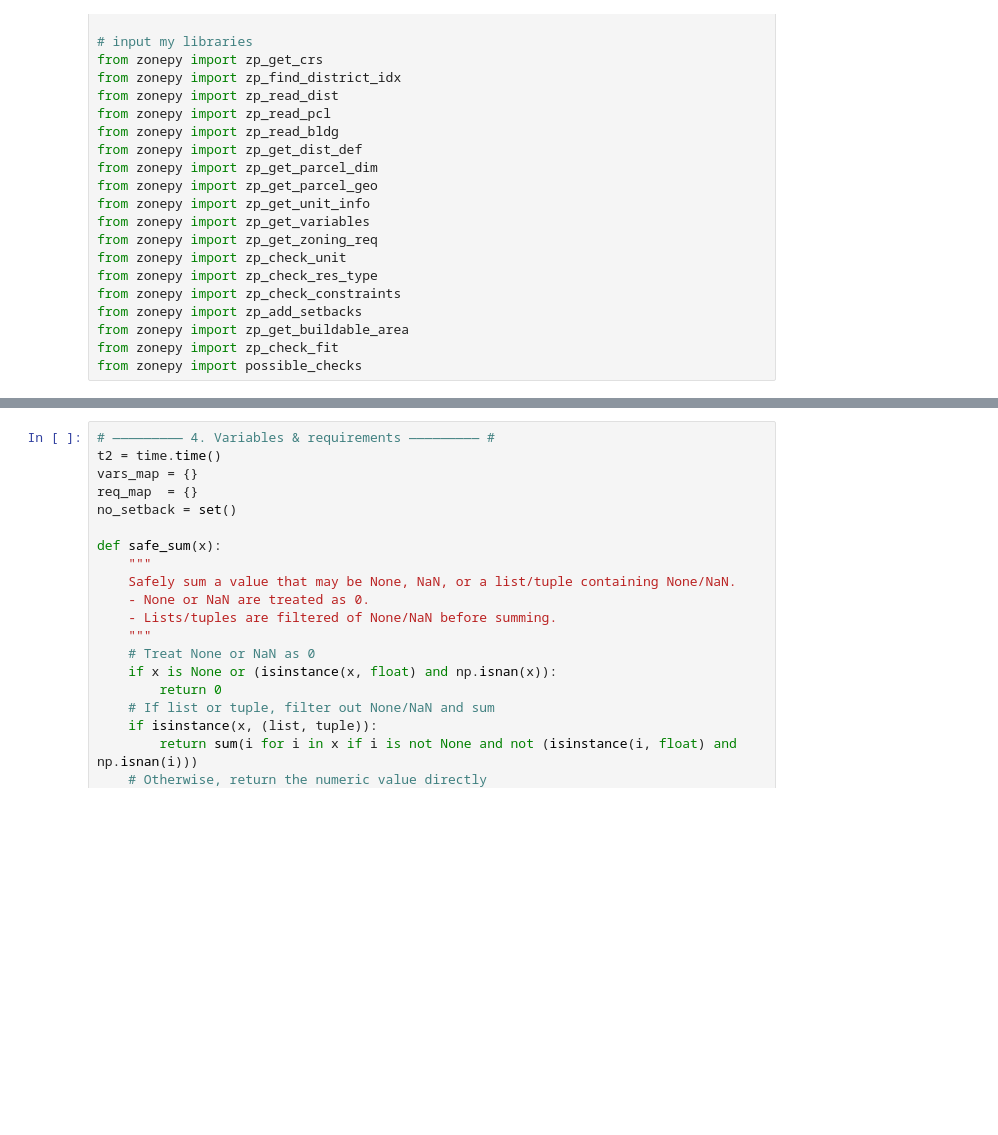
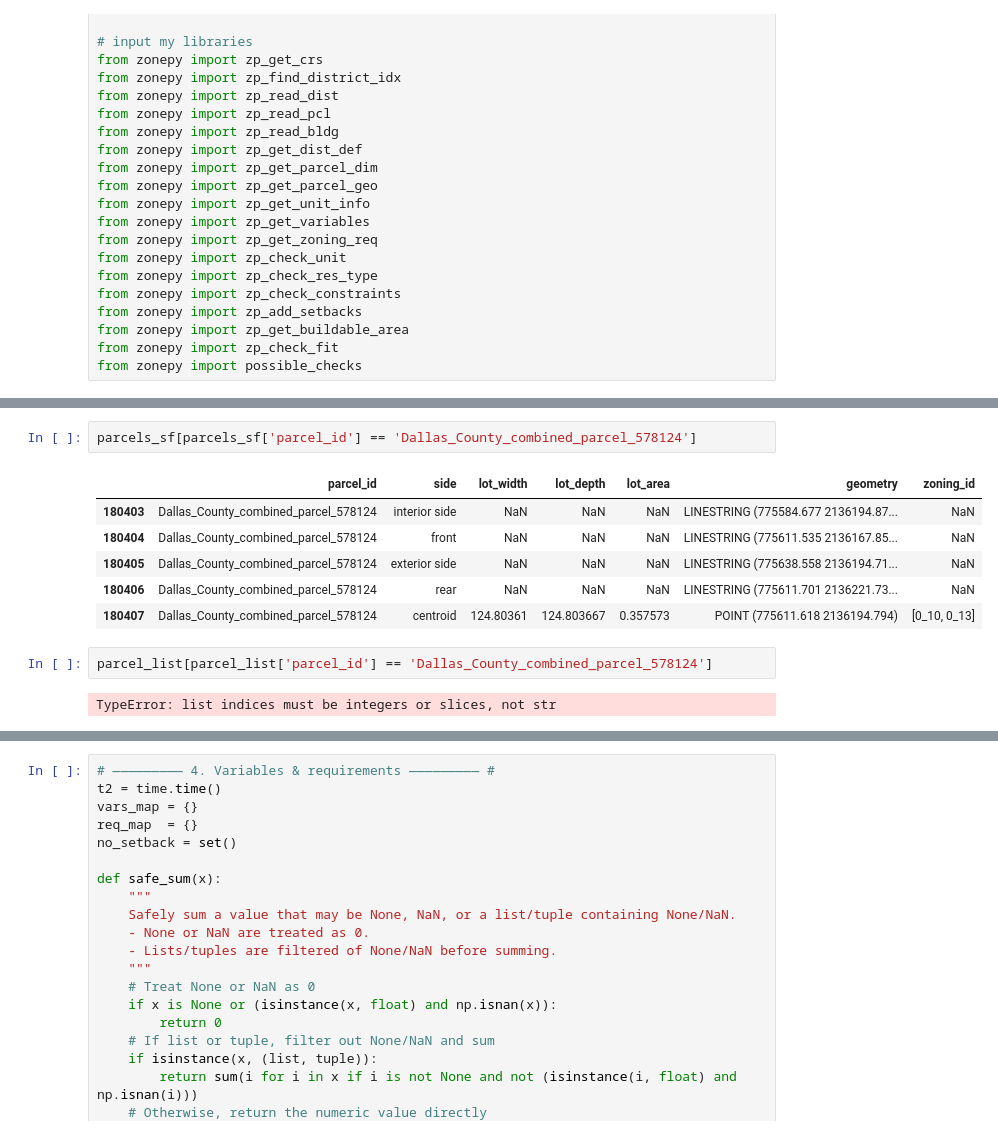
Before and after one commit to vibe-lab-gsd/zonepy, a Jupyter notebook: examples.ipynb, the cells around one changed output, grey strips where cells are left out. Saved outputs shown, nothing was run; the diff lists cells and outputs as text; blank space fills up the shorter version.

```diff
--- a/examples.ipynb
+++ b/examples.ipynb
@@ -977,0 +983,13 @@ ___planned_dev_check___ 0.0s, kept 421 parcels
+# %%
+parcels_sf[parcels_sf['parcel_id'] == 'Dallas_County_combined_parcel_578124']
+# %% [output]
+|  | parcel_id | side | lot_width | lot_depth | lot_area | geometry | zoning_id |
+| 180403 | Dallas_County_combined_parcel_578124 | interior side | NaN | NaN | NaN | LINESTRING (775584.677 2136194.87... | NaN |
+| 180404 | Dallas_County_combined_parcel_578124 | front | NaN | NaN | NaN | LINESTRING (775611.535 2136167.85... | NaN |
+| 180405 | Dallas_County_combined_parcel_578124 | exterior side | NaN | NaN | NaN | LINESTRING (775638.558 2136194.71... | NaN |
+| 180406 | Dallas_County_combined_parcel_578124 | rear | NaN | NaN | NaN | LINESTRING (775611.701 2136221.73... | NaN |
+| 180407 | Dallas_County_combined_parcel_578124 | centroid | 124.80361 | 124.803667 | 0.357573 | POINT (775611.618 2136194.794) | [0_10, 0_13] |
+# %%
+parcel_list[parcel_list['parcel_id'] == 'Dallas_County_combined_parcel_578124']
+# %% [output]
+TypeError: list indices must be integers or slices, not str
```
Also changed, not shown: parts of 5 cells of this notebook, 1 other file.
